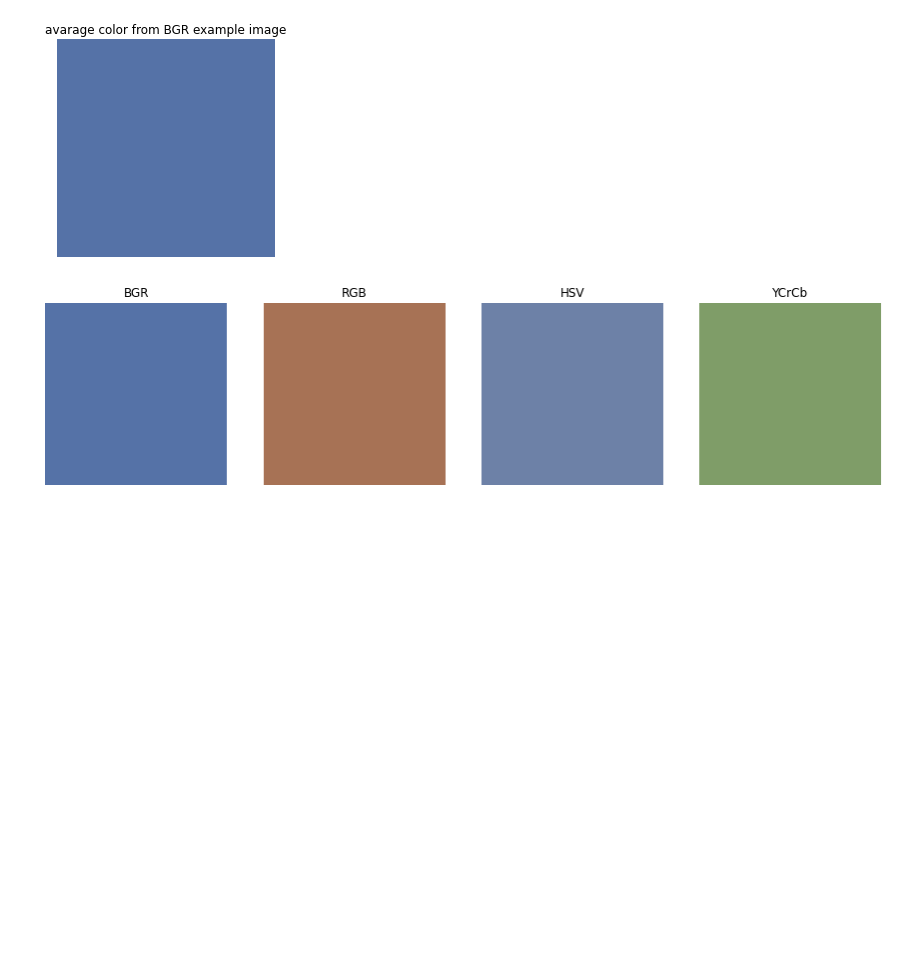
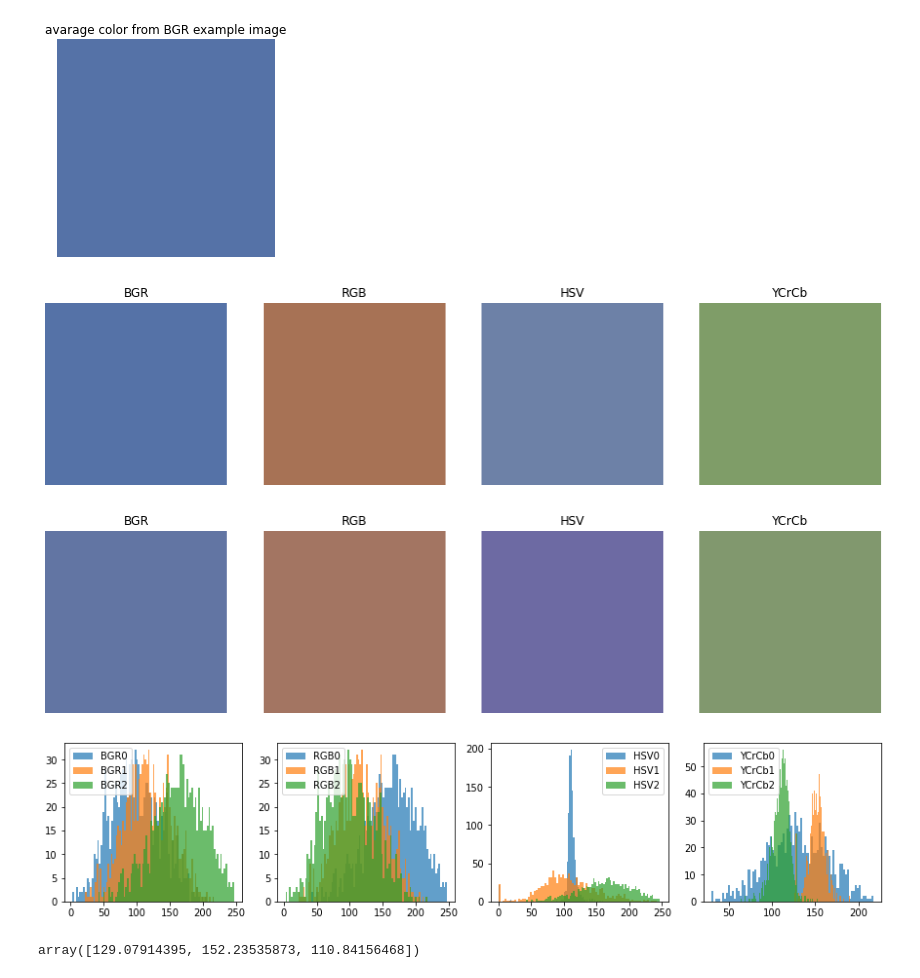
Before and after one commit to waczjoan/Face-Morph, a Jupyter notebook: SkinDetection/skinDetection.ipynb, the cells around one changed output. Cells and saved outputs as stored; diff of their text form; code cells hidden in the pictures; blank space fills up the shorter version.

```diff
--- a/SkinDetection/skinDetection.ipynb
+++ b/SkinDetection/skinDetection.ipynb
@@ -94 +100,7 @@ plt.show()
+# %%
+def change_img_to_color_palette(img_BGR):
+    img_RGB = cv2.cvtColor(img_BGR, cv2.COLOR_BGR2RGB)
+    img_HSV = cv2.cvtColor(img_BGR, cv2.COLOR_RGB2HSV)
+    img_YCrCb = cv2.cvtColor(img_BGR, cv2.COLOR_BGR2YCrCb)
+    return img_RGB, img_HSV, img_YCrCb
 # %%
@@ -115,4 +128,4 @@ def plot_avg_color(img_BGR, mask_one_channel):
 # %%
-plot_avg_color(region_img,  mask[:,:,0] == 1)
+avgs = avg_color(region_img,  mask[:,:,0] == 1)
 # %% [output]
 [figure]
@@ -118,0 +134,17 @@ plot_avg_color(region_img,  mask[:,:,0] == 1)
+# %%
+# define Path
+PATH = '../LaPa/train'
+# load few examples
+images_train = read_folder(PATH, n = 1000, labels = 'labels')
+# %%
+images_train_imgs = list(images_train.keys())
+
+train_avgs = np.zeros((3*4, len(images_train_imgs)))
+i = 0
+for example_img in images_train_imgs:
+    img = images_train[example_img]['img']
+    mask = images_train[example_img]['labels']
+    mask_one_channel = mask[:,:,0] == 1
+    avgs = avg_color(img, mask_one_channel, plot = False)
+    train_avgs[:,i] = np.hstack(avgs)
+    i += 1
@@ -118,0 +153,23 @@ plot_avg_color(region_img,  mask[:,:,0] == 1)
+# %%
+f, ax = plt.subplots(1,4, figsize=(15,5))
+avg_using_train_set = train_avgs.mean(axis=1).reshape(4,3)
+_title = ['BGR', 'RGB', 'HSV', 'YCrCb']
+
+i = 0
+for x_y_z in avg_using_train_set:
+    avg_img = (x_y_z * np.ones((2, 2,3))).astype(int)
+    plot_img(avg_img, ax = ax[i], title = _title[i])
+    i += 1
+
+f, ax = plt.subplots(1,4, figsize=(15,3))
+for i in range(0,4): #consider 4 diffrent palette
+    for j in range(0,3): #consider 3 channels
+        _  = ax[i].hist(train_avgs[j+i*3,:], bins= 80, label = f'{_title[i]}{j}', alpha = 0.7)
+    ax[i].legend()
+# %% [output]
+[figure, added]
+[figure, added]
+# %%
+x_y_z
+# %% [output]
+array([129.07914395, 152.23535873, 110.84156468])
```
Also changed, not shown: parts of 6 cells of this notebook.
